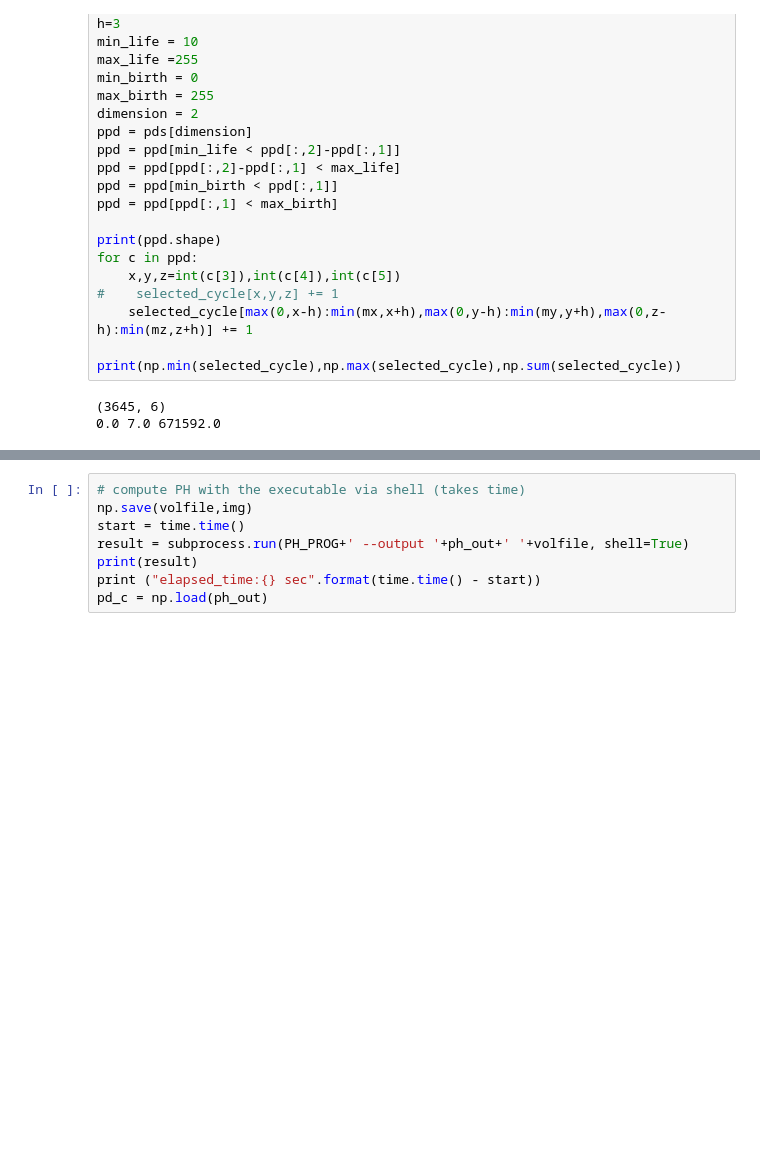
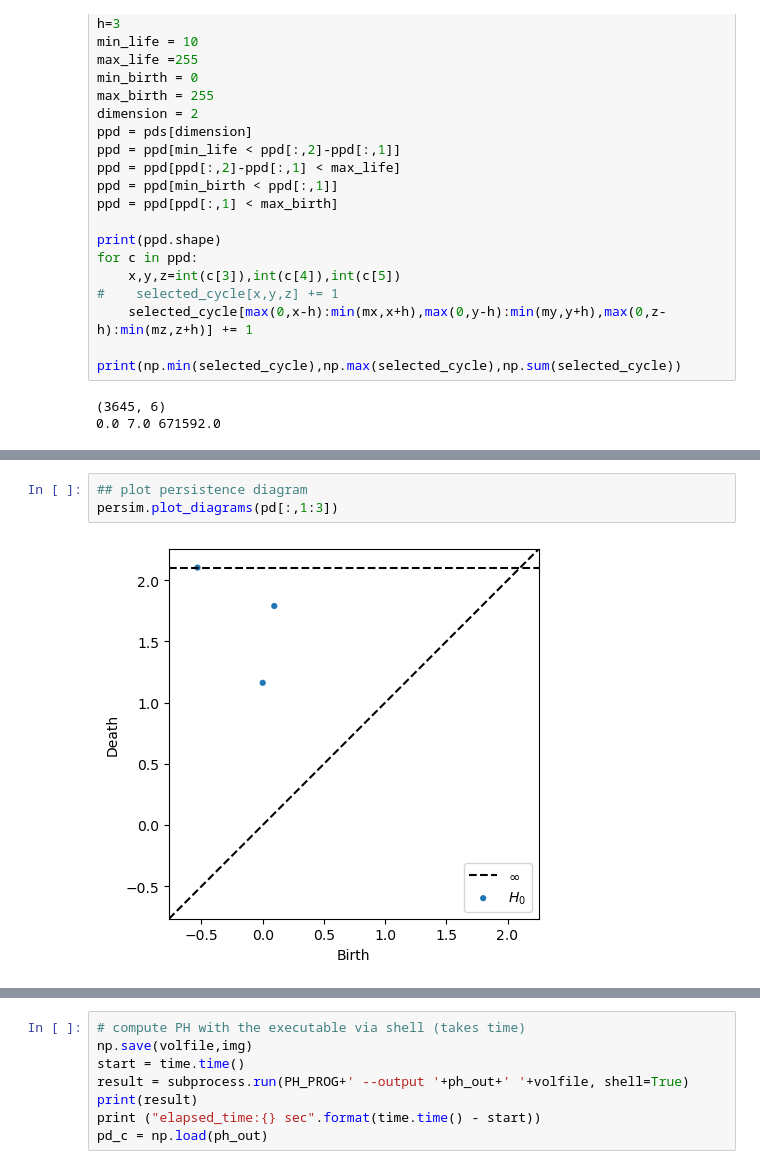
Before and after one commit to shizuo-kaji/CubicalRipser_3dim, a Jupyter notebook: demo/cubicalripser.ipynb, the cells around one changed output, grey strips where cells are left out. Drawn from its saved outputs; the diff is of its cells as text; blank space fills up the shorter version.

```diff
--- a/demo/cubicalripser.ipynb
+++ b/demo/cubicalripser.ipynb
@@ -134,2 +145,7 @@ print(img.shape, img.dtype, np.min(img),np.max(img))
+# %%
+## plot persistence diagram
+persim.plot_diagrams(pd[:,1:3])
+# %% [output]
+[figure, added]
 # %%
 ## numpy array example
```
Also changed, not shown: parts of 6 cells of this notebook, 4 other files.
